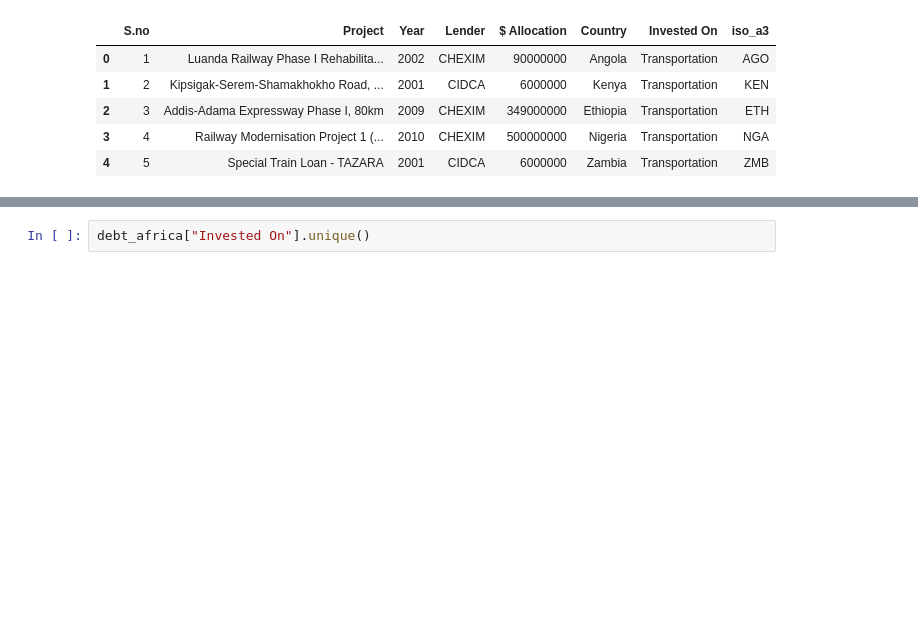
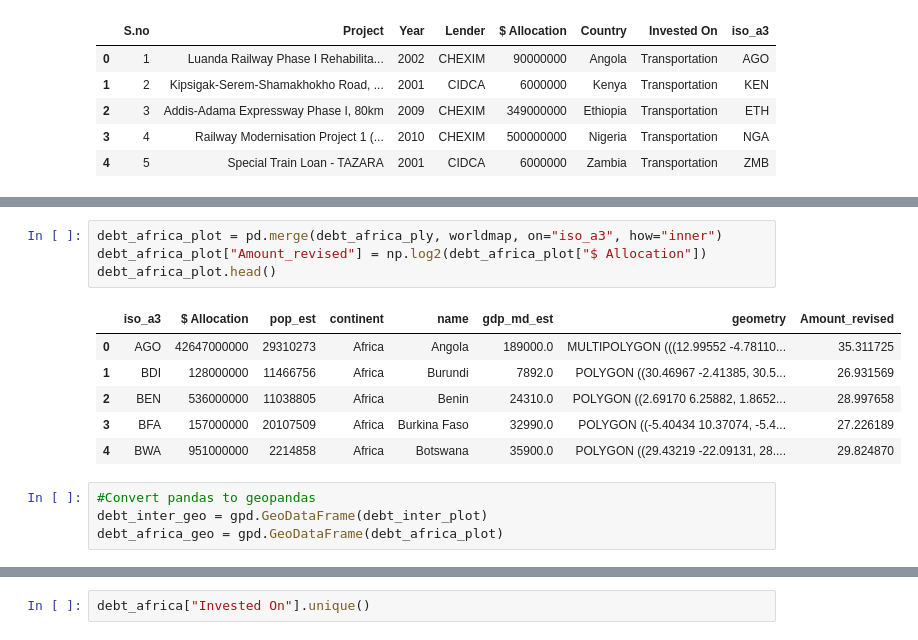
Before and after one commit to CassieCcL/Chinese-Debt-Trap, a Jupyter notebook: Chinese Debt Trap.ipynb, the cells around one changed output, grey strips where cells are left out. Drawn from its saved outputs; the diff is of its cells as text; blank space fills up the shorter version.

```diff
--- a/Chinese Debt Trap.ipynb
+++ b/Chinese Debt Trap.ipynb
@@ -86,0 +121,15 @@ debt_africa.head()
+# %%
+debt_africa_plot = pd.merge(debt_africa_ply, worldmap, on="iso_a3", how="inner")
+debt_africa_plot["Amount_revised"] = np.log2(debt_africa_plot["$ Allocation"])
+debt_africa_plot.head()
+# %% [output]
+|  | iso_a3 | $ Allocation | pop_est | continent | name | gdp_md_est | geometry | Amount_revised |
+| 0 | AGO | 42647000000 | 29310273 | Africa | Angola | 189000.0 | MULTIPOLYGON (((12.99552 -4.78110... | 35.311725 |
+| 1 | BDI | 128000000 | 11466756 | Africa | Burundi | 7892.0 | POLYGON ((30.46967 -2.41385, 30.5... | 26.931569 |
+| 2 | BEN | 536000000 | 11038805 | Africa | Benin | 24310.0 | POLYGON ((2.69170 6.25882, 1.8652... | 28.997658 |
+| 3 | BFA | 157000000 | 20107509 | Africa | Burkina Faso | 32990.0 | POLYGON ((-5.40434 10.37074, -5.4... | 27.226189 |
+| 4 | BWA | 951000000 | 2214858 | Africa | Botswana | 35900.0 | POLYGON ((29.43219 -22.09131, 28.... | 29.824870 |
+# %%
+#Convert pandas to geopandas
+debt_inter_geo = gpd.GeoDataFrame(debt_inter_plot)
+debt_africa_geo = gpd.GeoDataFrame(debt_africa_plot)
```
Also changed, not shown: parts of 8 cells of this notebook.
